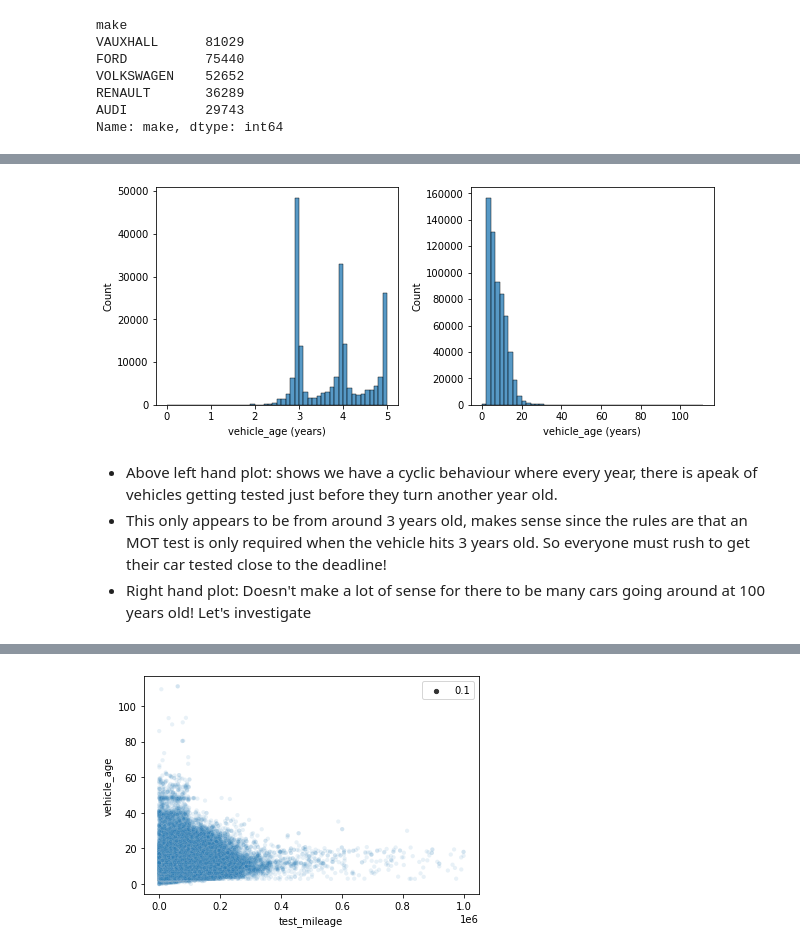
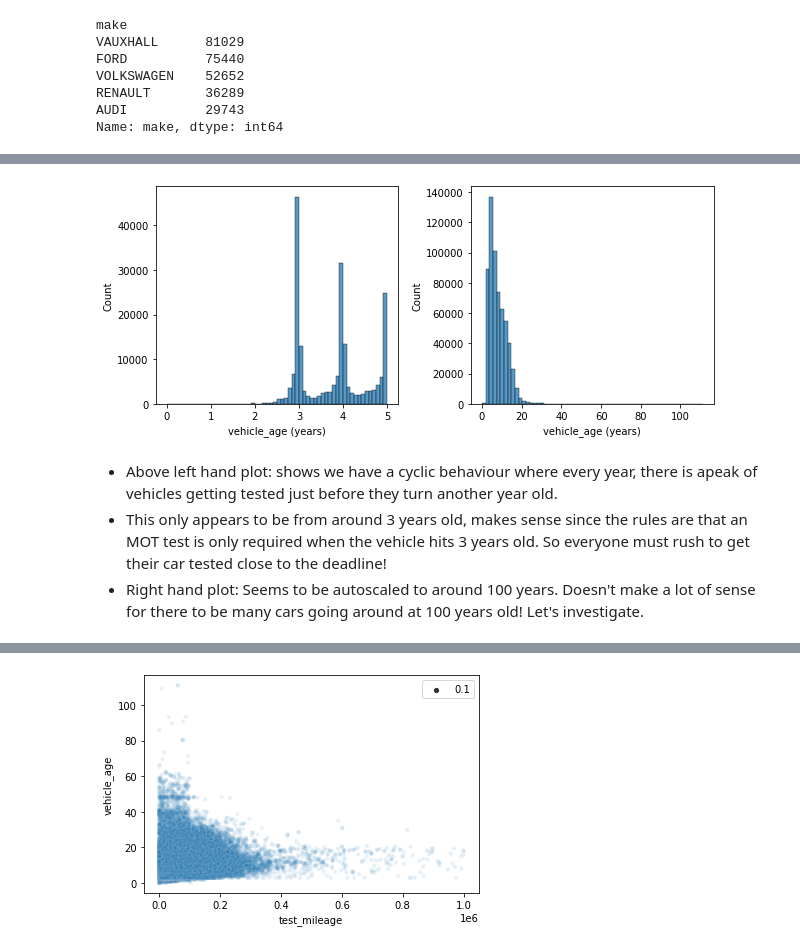
Before and after one commit to adin786/mot-data, a Jupyter notebook: mot_analysis.ipynb, the cells around one changed output, grey strips where cells are left out. Saved outputs shown, nothing was run; the diff lists cells and outputs as text; code cells hidden in the pictures.

```diff
--- a/mot_analysis.ipynb
+++ b/mot_analysis.ipynb
@@ -236,15 +202,15 @@ Categories (1, interval[int64]): [(1, 2]]
 # %%
 # Plot histogram of vehicle_age at time of MOT test
 fig, axs = plt.subplots(1,2)
 fig.set_figwidth(10,15)
 fig.subplots_adjust(wspace=.3)
-sns.histplot(ax=axs[0],data=df,x=df.vehicle_age,bins=50,binrange=(0,5));
-sns.histplot(ax=axs[1],data=df,x=df.vehicle_age,bins=50,);
+sns.histplot(ax=axs[0],data=df,x=df.vehicle_age,bins=5*12,binrange=(0,5));
+sns.histplot(ax=axs[1],data=df,x=df.vehicle_age,bins=5*12);
 axs[0].set(xlabel='vehicle_age (years)');
 axs[1].set(xlabel='vehicle_age (years)');
 # %% [output]
-[figure, old version]
+[figure, new version]
 # %% [markdown]
 - Above left hand plot: shows we have a cyclic behaviour where every year, there is apeak of vehicles getting tested just before they turn another year old.
  - This only appears to be from around 3 years old, makes sense since the rules are that an MOT test is only required when the vehicle hits 3 years old.  So everyone must rush to get their car tested close to the deadline!
-- Right hand plot: Doesn't make a lot of sense for there to be many cars going around at 100 years old! Let's investigate
+- Right hand plot: Seems to be autoscaled to around 100 years.  Doesn't make a lot of sense for there to be many cars going around at 100 years old! Let's investigate.
```
Also changed, not shown: parts of 23 cells of this notebook.
